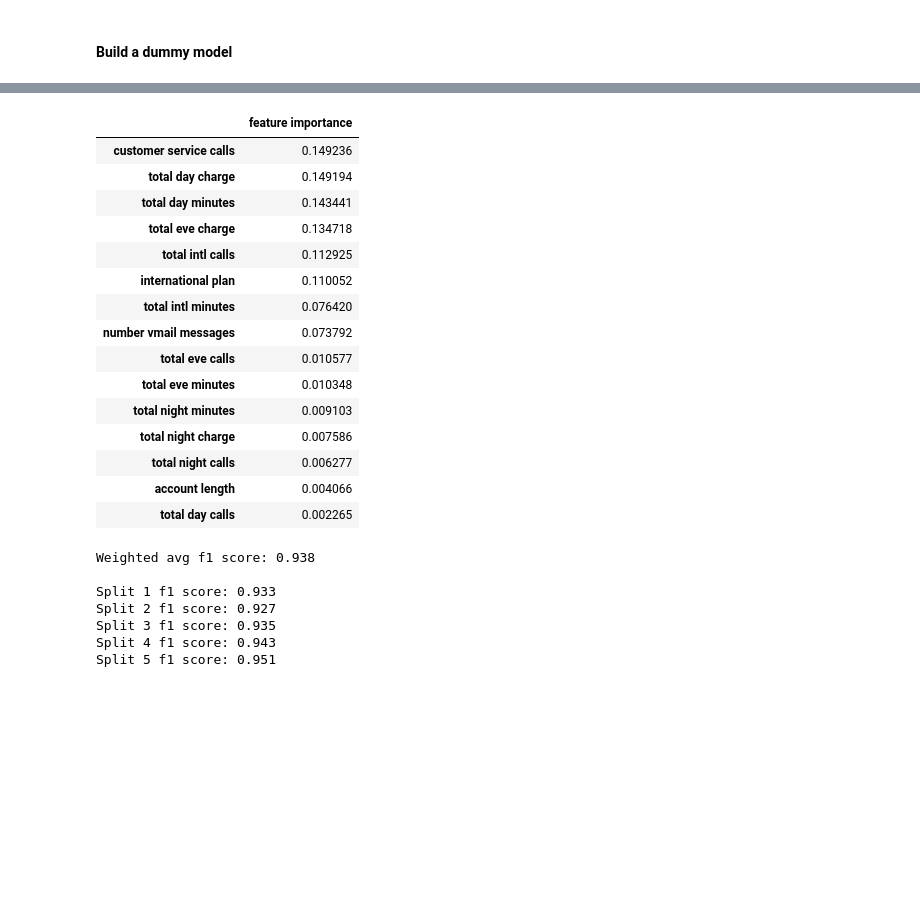
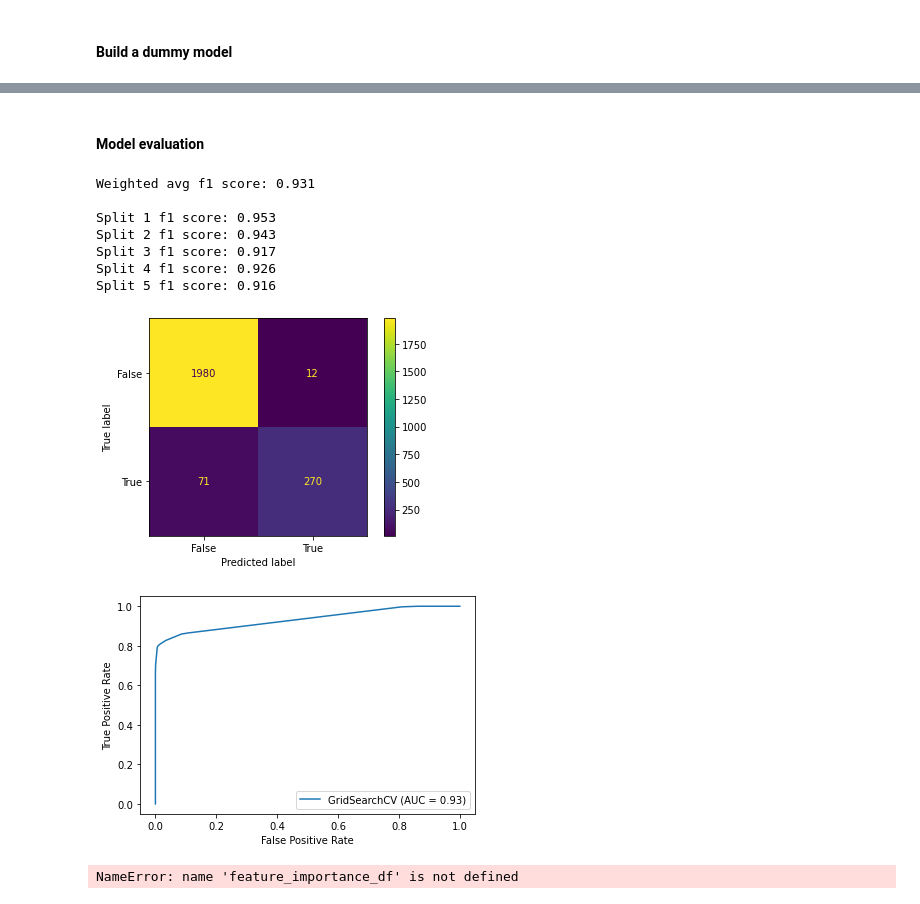
Before and after one commit to zander1268/churn-buster, a Jupyter notebook: modeling.ipynb, the cells around one changed output, grey strips where cells are left out. Drawn from its saved outputs; the diff is of its cells as text; code cells hidden in the pictures; blank space fills up the shorter version.

```diff
--- a/modeling.ipynb
+++ b/modeling.ipynb
@@ -160,5 +99,3 @@ Pipeline_ord_trans = Pipeline([
 # %%
 #Create grid search grid, instantiate grid search, and fit to train data
-param_grid_pipeline = {'estimator__criterion':['gini','entropy'],'estimator__max_depth':[None,5,6,7,8],'estimator__min_samples_leaf':[1,5,10]}
-GS_ord = GridSearchCV(estimator=DT_Pipeline_ord,param_grid=param_grid_pipeline,scoring="f1_weighted",cv=5)
-GS_ord.fit(X=X_train,y=y_train)
+param_grid_pipeline = {'estimator__criterion':['gini','entropy'],'estimator__max_depth':[None,5,6,7,8],'estimator__min_samples_leaf':[1,5,10],'estimator__max_features':[None,10,20,30]}
@@ -182,0 +126,2 @@ GridSearchCV(cv=5,
+# %% [markdown]
+#### Model evaluation
@@ -189,37 +137,34 @@ feature_names.extend(['international plan','voice mail plan'])
 # %%
 #Put feature importance values into dataframe and sort values by feature importance
 feature_importance_df = pd.DataFrame(data=GS_ord.best_estimator_.named_steps.estimator.feature_importances_,index=feature_names,columns=["feature importance"])
-feature_importance_df.sort_values(by='feature importance',ascending=False).head(15)
+feature_importances_sorted = feature_importance_df.sort_values(by='feature importance',ascending=False).head(10)
+feature_importances_sorted.to_csv('data/feature_importances.csv')
+feature_importances_sorted
-# %% [output]
-|  | feature importance |
-| customer service calls | 0.149236 |
-| total day charge | 0.149194 |
-| total day minutes | 0.143441 |
-| total eve charge | 0.134718 |
-| total intl calls | 0.112925 |
-| international plan | 0.110052 |
-| total intl minutes | 0.076420 |
-| number vmail messages | 0.073792 |
-| total eve calls | 0.010577 |
-| total eve minutes | 0.010348 |
-| total night minutes | 0.009103 |
-| total night charge | 0.007586 |
-| total night calls | 0.006277 |
-| account length | 0.004066 |
-| total day calls | 0.002265 |
 # %%
-print(f'Weighted avg f1 score: {round(GS_ord.best_score_,3)}')
-print()
-print(f'Split 1 f1 score: {round(GS_ord.cv_results_["split0_test_score"][GS_ord.best_index_],3)}')
-print(f'Split 2 f1 score: {round(GS_ord.cv_results_["split1_test_score"][GS_ord.best_index_],3)}')
-print(f'Split 3 f1 score: {round(GS_ord.cv_results_["split2_test_score"][GS_ord.best_index_],3)}')
-print(f'Split 4 f1 score: {round(GS_ord.cv_results_["split3_test_score"][GS_ord.best_index_],3)}')
-print(f'Split 5 f1 score: {round(GS_ord.cv_results_["split4_test_score"][GS_ord.best_index_],3)}')
+#Re-define the function to score our model to accomidate grid search
+def gs_model_results(model,X_train,y_train):
+    plot_confusion_matrix(estimator=model,X=X_train,y_true=y_train)
+    plot_roc_curve(estimator=model,X=X_train,y=y_train)
+    print(f'Weighted avg f1 score: {round(model.best_score_,3)}')
+    print()
+    print(f'Split 1 f1 score: {round(model.cv_results_["split0_test_score"][model.best_index_],3)}')
+    print(f'Split 2 f1 score: {round(model.cv_results_["split1_test_score"][model.best_index_],3)}')
+    print(f'Split 3 f1 score: {round(model.cv_results_["split2_test_score"][model.best_index_],3)}')
+    print(f'Split 4 f1 score: {round(model.cv_results_["split3_test_score"][model.best_index_],3)}')
+    print(f'Split 5 f1 score: {round(model.cv_results_["split4_test_score"][model.best_index_],3)}')
-# %% [output]
-Weighted avg f1 score: 0.938
-
-Split 1 f1 score: 0.933
-Split 2 f1 score: 0.927
-Split 3 f1 score: 0.935
-Split 4 f1 score: 0.943
-Split 5 f1 score: 0.951
+# %%
+gs_model_results(model=GS_ord,X_train=X_train,y_train=y_train)
+# %% [output]
+Weighted avg f1 score: 0.931
+
+Split 1 f1 score: 0.953
+Split 2 f1 score: 0.943
+Split 3 f1 score: 0.917
+Split 4 f1 score: 0.926
+Split 5 f1 score: 0.916
+[figure, added]
+[figure, added]
+# %%
+list(feature_importance_df.sort_values(by='feature importance',ascending=False).head(10).index)
+# %% [output]
+NameError: name 'feature_importance_df' is not defined
```
Also changed, not shown: parts of 39 cells of this notebook, 2 other files.
